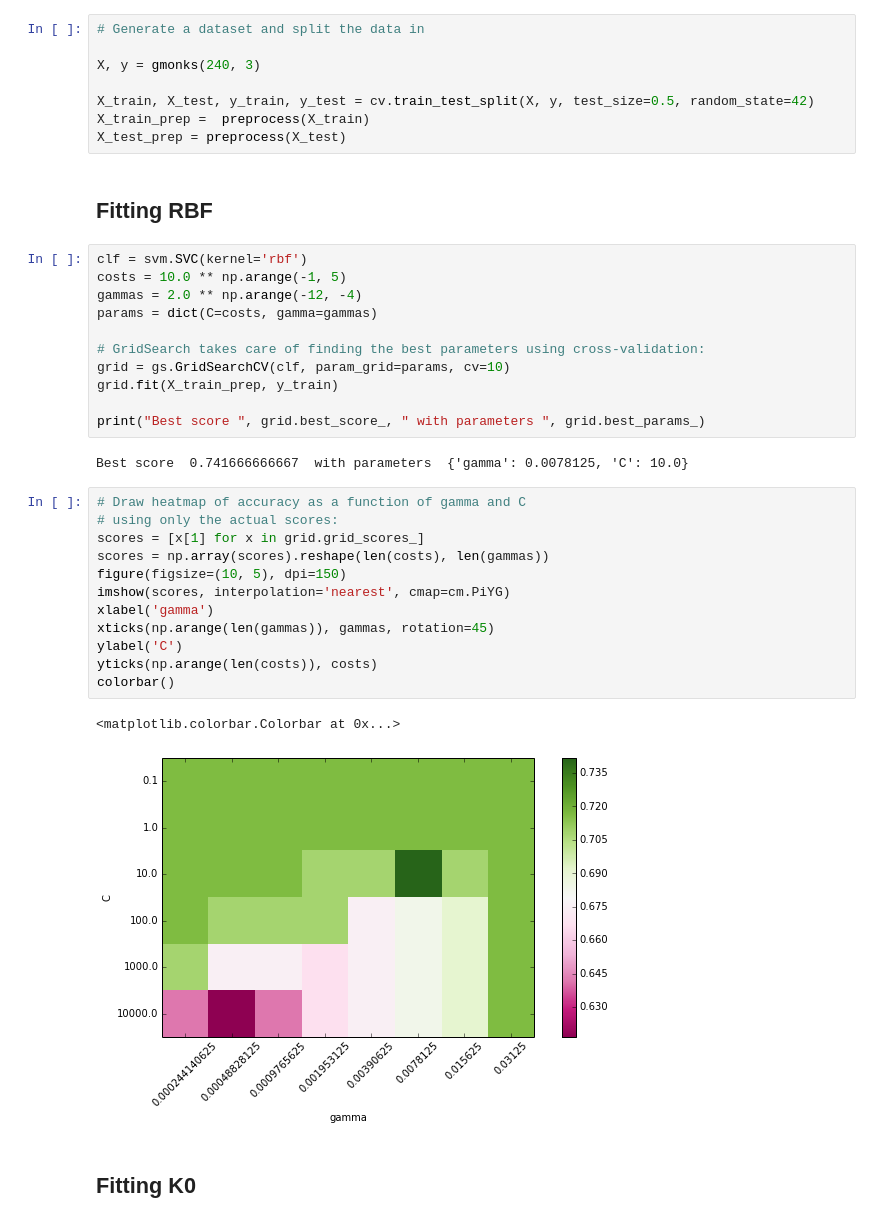
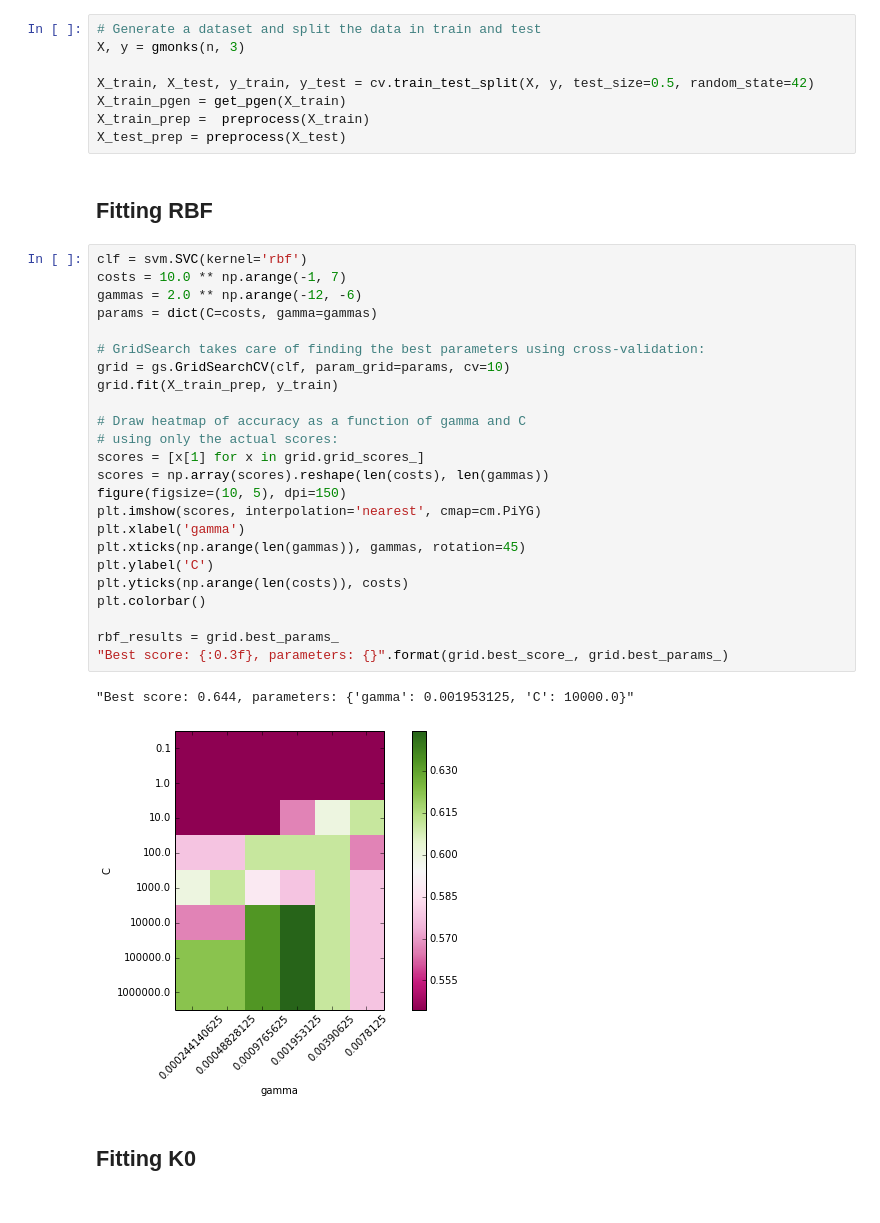
Before and after one commit to 4kxz/categorical-kernels, a Jupyter notebook: Kernels - Performance on GMonks.ipynb, the cells around one changed output. Cells and saved outputs as stored; diff of their text form.

```diff
--- a/Kernels - Performance on GMonks.ipynb
+++ b/Kernels - Performance on GMonks.ipynb
@@ -60,43 +48,42 @@ for i, n in enumerate(sizes):
 # %% [markdown]
 # Fitting the kernels
 # %%
-# Generate a dataset and split the data in
-
-X, y = gmonks(240, 3)
+# Generate a dataset and split the data in train and test
+X, y = gmonks(n, 3)
 
 X_train, X_test, y_train, y_test = cv.train_test_split(X, y, test_size=0.5, random_state=42)
+X_train_pgen = get_pgen(X_train)
 X_train_prep =  preprocess(X_train)
 X_test_prep = preprocess(X_test)
 # %% [markdown]
 ## Fitting RBF
 # %%
 clf = svm.SVC(kernel='rbf')
-costs = 10.0 ** np.arange(-1, 5)
-gammas = 2.0 ** np.arange(-12, -4)
+costs = 10.0 ** np.arange(-1, 7)
+gammas = 2.0 ** np.arange(-12, -6)
 params = dict(C=costs, gamma=gammas)
 
 # GridSearch takes care of finding the best parameters using cross-validation:
 grid = gs.GridSearchCV(clf, param_grid=params, cv=10)
 grid.fit(X_train_prep, y_train)
 
-print("Best score ", grid.best_score_, " with parameters ", grid.best_params_)
+# Draw heatmap of accuracy as a function of gamma and C
+# using only the actual scores:
+scores = [x[1] for x in grid.grid_scores_]
+scores = np.array(scores).reshape(len(costs), len(gammas))
+figure(figsize=(10, 5), dpi=150)
+plt.imshow(scores, interpolation='nearest', cmap=cm.PiYG)
+plt.xlabel('gamma')
+plt.xticks(np.arange(len(gammas)), gammas, rotation=45)
+plt.ylabel('C')
+plt.yticks(np.arange(len(costs)), costs)
+plt.colorbar()
+
+rbf_results = grid.best_params_
+"Best score: {:0.3f}, parameters: {}".format(grid.best_score_, grid.best_params_)
 # %% [output]
-Best score  0.741666666667  with parameters  {'gamma': 0.0078125, 'C': 10.0}
+"Best score: 0.644, parameters: {'gamma': 0.001953125, 'C': 10000.0}"
+[figure, added]
-# %%
-# Draw heatmap of accuracy as a function of gamma and C
-# using only the actual scores:
-scores = [x[1] for x in grid.grid_scores_]
-scores = np.array(scores).reshape(len(costs), len(gammas))
-figure(figsize=(10, 5), dpi=150)
-imshow(scores, interpolation='nearest', cmap=cm.PiYG)
-xlabel('gamma')
-xticks(np.arange(len(gammas)), gammas, rotation=45)
-ylabel('C')
-yticks(np.arange(len(costs)), costs)
-colorbar()
-# %% [output]
-<matplotlib.colorbar.Colorbar at 0x...>
-[figure, removed]
 # %% [markdown]
 ## Fitting K0
 # %%
```
Also changed, not shown: parts of 12 cells of this notebook, 3 other files.
